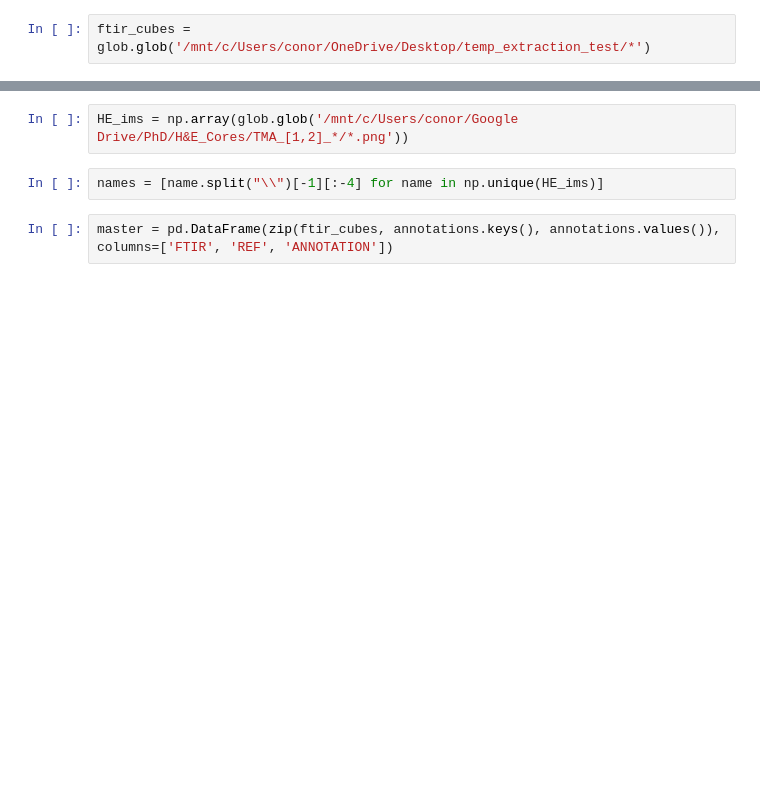
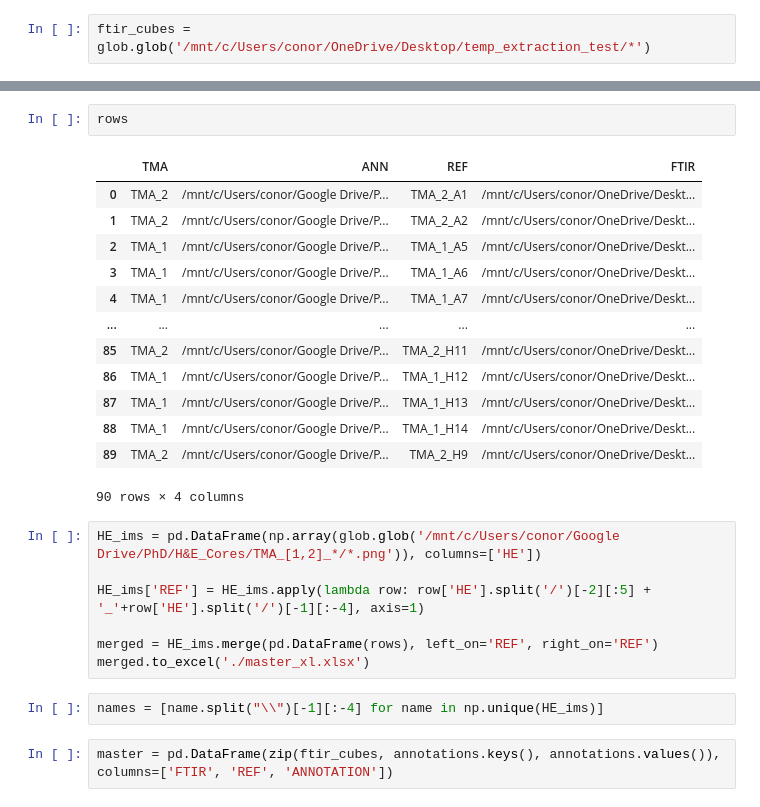
Before and after one commit to c-whitley/PHD, a Jupyter notebook: Master_DataFrame.ipynb, the cells around one changed output, grey strips where cells are left out. Drawn from its saved outputs; the diff is of its cells as text; blank space fills up the shorter version.

```diff
--- a/Master_DataFrame.ipynb
+++ b/Master_DataFrame.ipynb
@@ -26,5 +36,26 @@ for file_name in tqdm(ftir_cubes):
+# %%
+rows
+# %% [output]
+|  | TMA | ANN | REF | FTIR |
+| 0 | TMA_2 | /mnt/c/Users/conor/Google Drive/P... | TMA_2_A1 | /mnt/c/Users/conor/OneDrive/Deskt... |
+| 1 | TMA_2 | /mnt/c/Users/conor/Google Drive/P... | TMA_2_A2 | /mnt/c/Users/conor/OneDrive/Deskt... |
+| 2 | TMA_1 | /mnt/c/Users/conor/Google Drive/P... | TMA_1_A5 | /mnt/c/Users/conor/OneDrive/Deskt... |
+| 3 | TMA_1 | /mnt/c/Users/conor/Google Drive/P... | TMA_1_A6 | /mnt/c/Users/conor/OneDrive/Deskt... |
+| 4 | TMA_1 | /mnt/c/Users/conor/Google Drive/P... | TMA_1_A7 | /mnt/c/Users/conor/OneDrive/Deskt... |
+| ... | ... | ... | ... | ... |
+| 85 | TMA_2 | /mnt/c/Users/conor/Google Drive/P... | TMA_2_H11 | /mnt/c/Users/conor/OneDrive/Deskt... |
+| 86 | TMA_1 | /mnt/c/Users/conor/Google Drive/P... | TMA_1_H12 | /mnt/c/Users/conor/OneDrive/Deskt... |
+| 87 | TMA_1 | /mnt/c/Users/conor/Google Drive/P... | TMA_1_H13 | /mnt/c/Users/conor/OneDrive/Deskt... |
+| 88 | TMA_1 | /mnt/c/Users/conor/Google Drive/P... | TMA_1_H14 | /mnt/c/Users/conor/OneDrive/Deskt... |
+| 89 | TMA_2 | /mnt/c/Users/conor/Google Drive/P... | TMA_2_H9 | /mnt/c/Users/conor/OneDrive/Deskt... |
+90 rows × 4 columns
 # %%
-HE_ims = np.array(glob.glob('/mnt/c/Users/conor/Google Drive/PhD/H&E_Cores/TMA_[1,2]_*/*.png'))
+HE_ims = pd.DataFrame(np.array(glob.glob('/mnt/c/Users/conor/Google Drive/PhD/H&E_Cores/TMA_[1,2]_*/*.png')), columns=['HE'])
+
+HE_ims['REF'] = HE_ims.apply(lambda row: row['HE'].split('/')[-2][:5] + '_'+row['HE'].split('/')[-1][:-4], axis=1)
+
+merged = HE_ims.merge(pd.DataFrame(rows), left_on='REF', right_on='REF')
+merged.to_excel('./master_xl.xlsx')
 # %%
 names = [name.split("\\")[-1][:-4] for name in np.unique(HE_ims)]
 # %%
```
Also changed, not shown: parts of 5 cells of this notebook, 2 other files.
